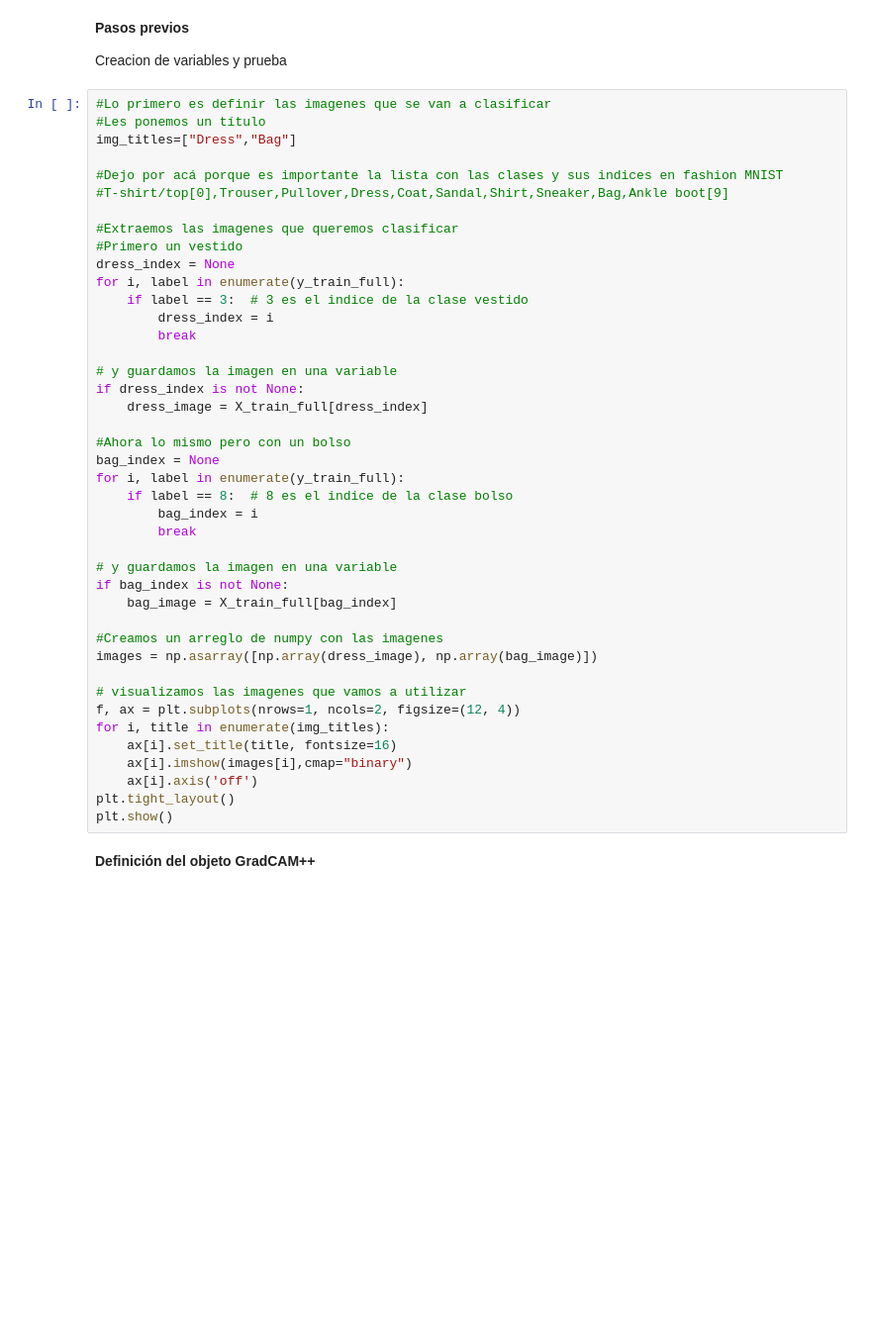
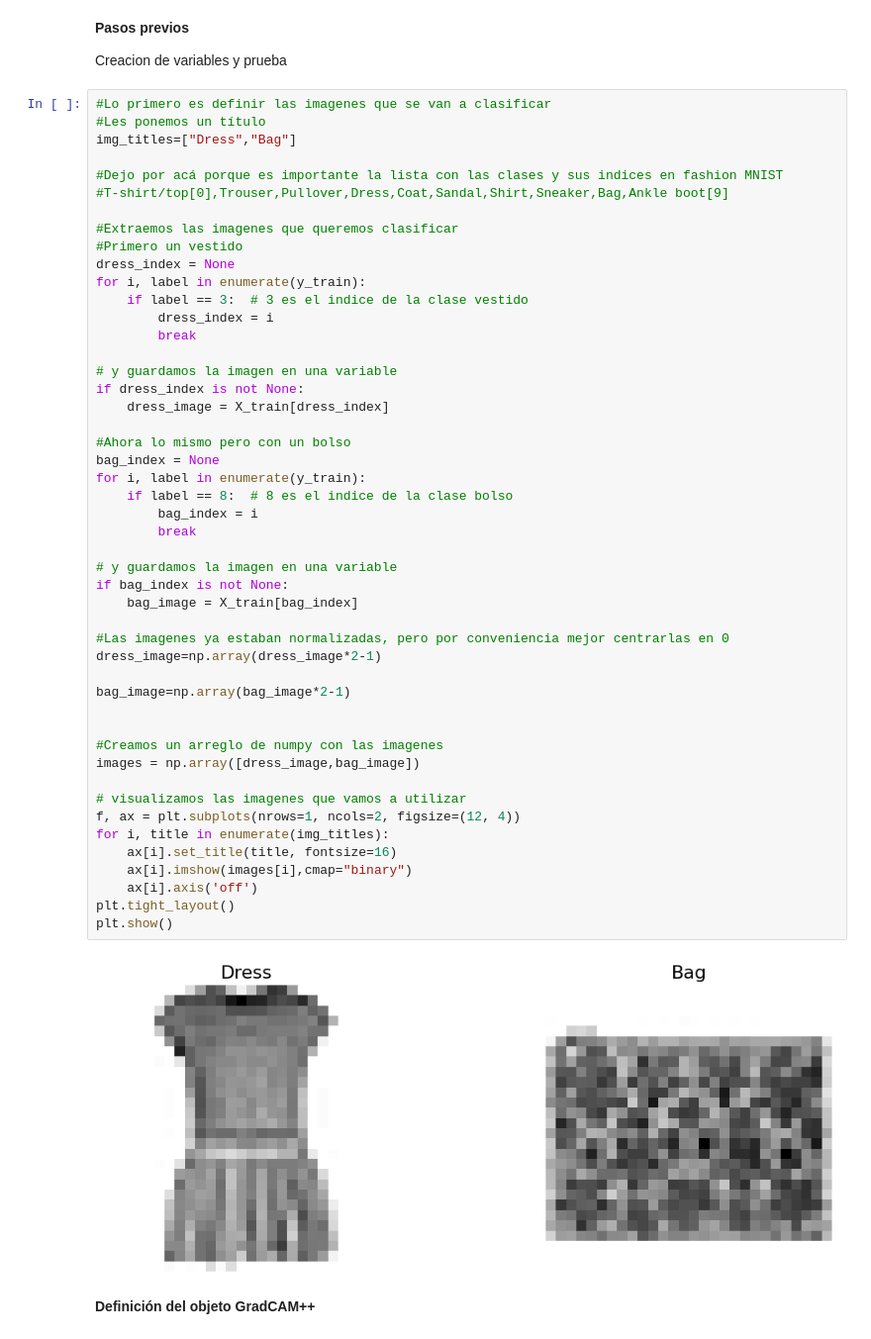
Before and after one commit to juansebastiangit/Inteligencia_artificial, a Jupyter notebook: Parciales/Parcial_1/parcial-1-sección-practica.ipynb, the cells around one changed output. Shown: that part at 99% size. Saved outputs shown, nothing was run; the diff lists cells and outputs as text; blank space fills up the shorter version.

```diff
--- a/Parciales/Parcial_1/parcial-1-sección-practica.ipynb
+++ b/Parciales/Parcial_1/parcial-1-sección-practica.ipynb
@@ -694,37 +533,45 @@ img_titles=["Dress","Bag"]
 
 #Extraemos las imagenes que queremos clasificar
 #Primero un vestido
 dress_index = None
-for i, label in enumerate(y_train_full):
+for i, label in enumerate(y_train):
     if label == 3:  # 3 es el indice de la clase vestido
         dress_index = i
         break
 
 # y guardamos la imagen en una variable
 if dress_index is not None:
-    dress_image = X_train_full[dress_index]
+    dress_image = X_train[dress_index]
 
 #Ahora lo mismo pero con un bolso
 bag_index = None
-for i, label in enumerate(y_train_full):
+for i, label in enumerate(y_train):
     if label == 8:  # 8 es el indice de la clase bolso
         bag_index = i
         break
 
 # y guardamos la imagen en una variable
 if bag_index is not None:
-    bag_image = X_train_full[bag_index]
+    bag_image = X_train[bag_index]
+
+#Las imagenes ya estaban normalizadas, pero por conveniencia mejor centrarlas en 0
+dress_image=np.array(dress_image*2-1)
+
+bag_image=np.array(bag_image*2-1)
+
 
 #Creamos un arreglo de numpy con las imagenes
-images = np.asarray([np.array(dress_image), np.array(bag_image)])
+images = np.array([dress_image,bag_image])
 
 # visualizamos las imagenes que vamos a utilizar
 f, ax = plt.subplots(nrows=1, ncols=2, figsize=(12, 4))
 for i, title in enumerate(img_titles):
     ax[i].set_title(title, fontsize=16)
     ax[i].imshow(images[i],cmap="binary")
     ax[i].axis('off')
 plt.tight_layout()
 plt.show()
+# %% [output]
+[figure, added]
 # %% [markdown]
 **Definición del objeto GradCAM++**
```
Also changed, not shown: parts of 18 cells of this notebook.
